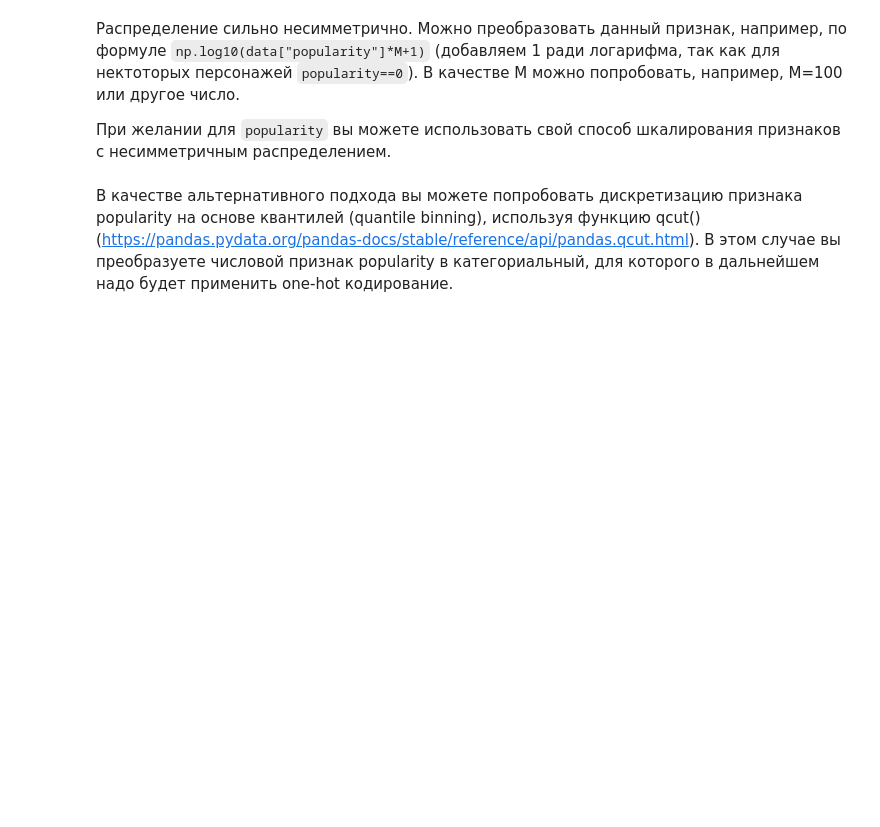
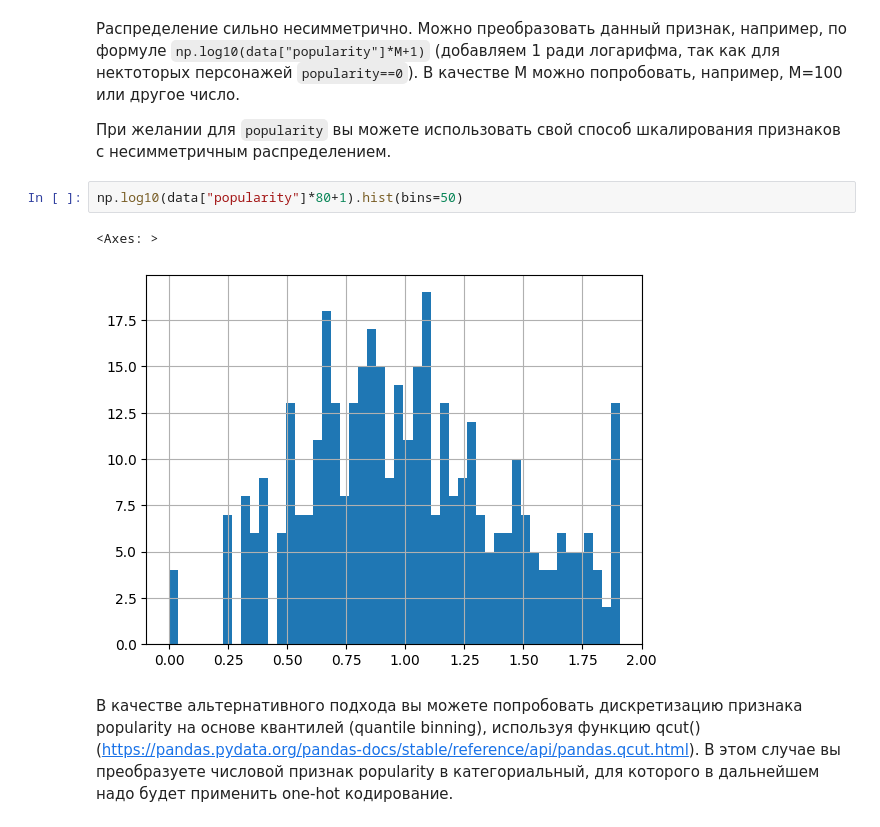
Before and after one commit to VLADpit/MyGoogleColab, a Jupyter notebook: week_01_ml_intro/Homework/hw_1_game_of_thrones.ipynb, the cells around one changed output. Saved outputs shown, nothing was run; the diff lists cells and outputs as text; blank space fills up the shorter version.

```diff
--- a/week_01_ml_intro/Homework/hw_1_game_of_thrones.ipynb
+++ b/week_01_ml_intro/Homework/hw_1_game_of_thrones.ipynb
@@ -194,6 +217,11 @@ dtype: int64
 Распределение сильно несимметрично. Можно преобразовать данный признак, например, по формуле `np.log10(data["popularity"]*M+1)` (добавляем 1 ради логарифма, так как для нектоторых персонажей `popularity==0`). В качестве M можно попробовать, например, M=100 или другое число.
 
 При желании для `popularity` вы можете использовать свой способ шкалирования признаков с несимметричным распределением.
+# %%
+np.log10(data["popularity"]*80+1).hist(bins=50)
+# %% [output]
+<Axes: >
+[figure, added]
 # %% [markdown]
 В качестве альтернативного подхода вы можете попробовать дискретизацию признака popularity на основе квантилей (quantile binning), используя функцию qcut() (https://pandas.pydata.org/pandas-docs/stable/reference/api/pandas.qcut.html). В этом случае вы преобразуете числовой признак popularity в категориальный, для которого в дальнейшем надо будет применить one-hot кодирование.
 # %% [markdown]
```
Also changed, not shown: parts of 2 cells of this notebook.
